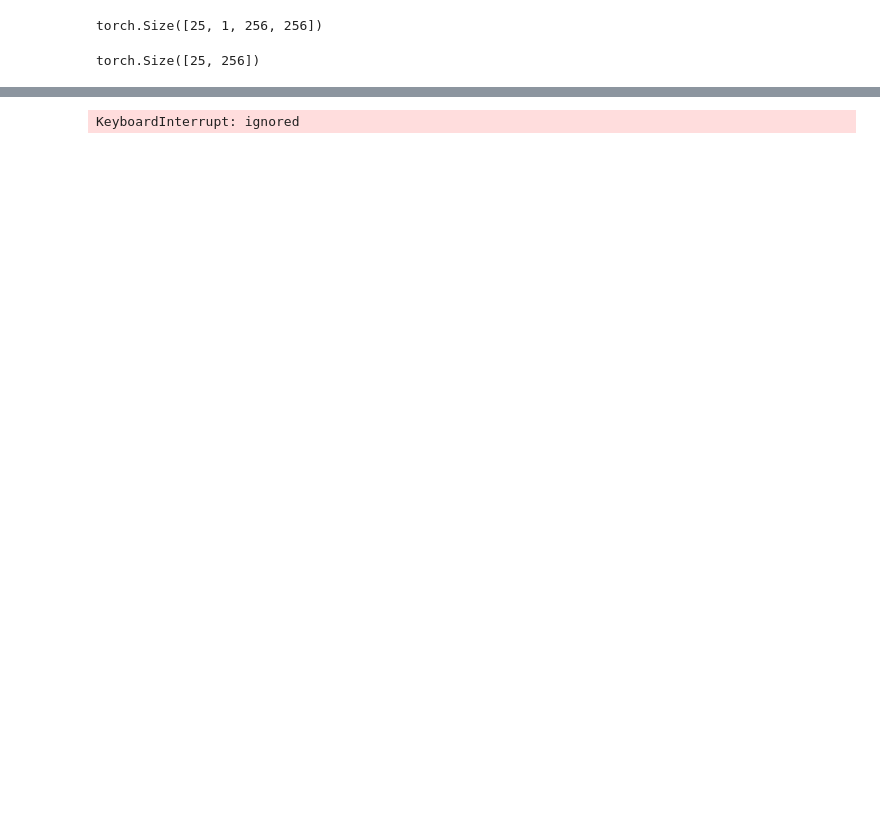
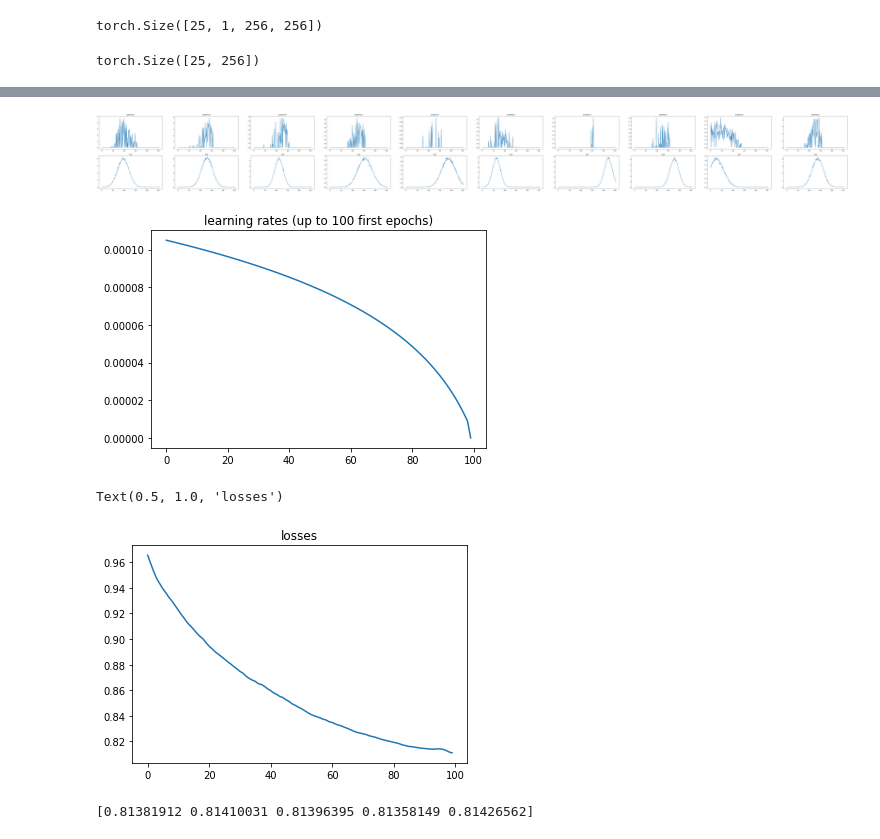
Before and after one commit to RolandBERTINJOHANNET/ColorHarmony, a Jupyter notebook: cycleGAN/notebooks/HistNet.ipynb, the cells around one changed output, grey strips where cells are left out. Saved outputs shown, nothing was run; the diff lists cells and outputs as text; code cells hidden in the pictures; blank space fills up the shorter version.

```diff
--- a/cycleGAN/notebooks/HistNet.ipynb
+++ b/cycleGAN/notebooks/HistNet.ipynb
@@ -44,45 +47,35 @@ class Model(nn.Module):
   def __init__(self):
     super().__init__()
     self.conv1 =  nn.Conv2d(1,10,3,2)
-    self.b1 = nn.BatchNorm2d(10)
 
     self.conv2 =  nn.Conv2d(10,10,3,2)
-    self.b2 = nn.BatchNorm2d(10)
 
-    self.conv3 =  nn.Conv2d(10,10,3,2)
-    self.b3 = nn.BatchNorm2d(10)
+    self.conv3 =  nn.Conv2d(10,1,3,2)
 
     self.fl = nn.Flatten()
-    self.lin = nn.Linear(31*31*10,256)
-    self.b11 = nn.BatchNorm1d(256)
+    self.lin = nn.Linear(31*31*1,256)
 
   def forward(self,x):
     x = self.conv1(x)
-    x = self.b1(x)
     x = nn.functional.relu(x)
 
     x = self.conv2(x)
-    x = self.b2(x)
     x = nn.functional.relu(x)
 
     x = self.conv3(x)
-    x = self.b3(x)
-
-
     x = nn.functional.relu(x)
-
 
     x = self.fl(x)
 
 
     x = self.lin(x)
-    x = nn.ReLU()(self.b11(x))
-    return x#*20
+    x = nn.ReLU()(x)
+    return x
 # %%
 def create_the_model():
   model = Model().to("cuda:0")
-  loss = nn.MSELoss()
-  opt = torch.optim.Adam(model.parameters(),lr=0.001)
+  loss = nn.L1Loss()
+  opt = torch.optim.Adam(model.parameters(),lr=0.0001)
   return model,loss,opt
 # %%
 model,loss,opt = create_the_model()
@@ -104,8 +97,9 @@ def plot_comparisons(model,pred,histograms):
 # %%
 def train_the_model(nb_epochs):
   losses = []
+  epoch_losses=[]
 
-  lrs = list(opt.param_groups[0]['lr']*torch.exp(torch.linspace(10,1,nb_epochs))/np.exp(10) +opt.param_groups[0]['lr']/20.)
+  lrs = list(opt.param_groups[0]['lr']*torch.log(torch.linspace(10,1,nb_epochs))/np.log(10) +opt.param_groups[0]['lr']/20.)
   i=0
   while i<nb_epochs:# or np.mean(losses[-300:])>losses[-1]:#stop only when loss didn't improve overall in the last 10 iterations
     i+=1
@@ -113,28 +107,33 @@ def train_the_model(nb_epochs):
 
 
       pred = model(X)
+
+
       l = loss(pred,y)
+
 
       if i<nb_epochs:
         opt.param_groups[0]['lr'] = lrs[i]
       else:
-        pass
+        opt.param_groups[0]['lr'] *= 0.9
         lrs.append(opt.param_groups[0]['lr'])
 
       opt.zero_grad()
       l.backward()
       opt.step()
+
       losses.append(l.item())
-    print("\nepoch",i,"loss improved by",np.mean(losses[-300:])-losses[-1])
-  plot_comparisons(model,pred[:5],y[:5])
+    epoch_losses.append(np.mean(losses[-100:]))
+    print("\nepoch",i,"loss improved by",np.mean(losses[-100:])-losses[-1])
+  plot_comparisons(model,pred[:10],y[:10])
   plt.title("learning rates (up to 100 first epochs)")
   plt.plot(lrs[:100])
   plt.show()
-  return losses
+  return epoch_losses
 # %%
 model,loss,opt = create_the_model()
 
-losses = train_the_model(300)
-plt.plot(np.log(losses))
-plt.title("losses (log scale)")
+losses = train_the_model(100)
+plt.plot(losses)
+plt.title("losses")
 # %% [output]
@@ -158,3 +157,8 @@ epoch 29 loss improved by -0.042277538726727126
+[figure, added]
+[figure, added]
-KeyboardInterrupt: ignored
+Text(0.5, 1.0, 'losses')
+[figure, added]
 # %%
-print(losses[-5:])
+print(np.sqrt(losses[-5:]))
+# %% [output]
+[0.81381912 0.81410031 0.81396395 0.81358149 0.81426562]
```
Also changed, not shown: parts of 3 cells of this notebook.
